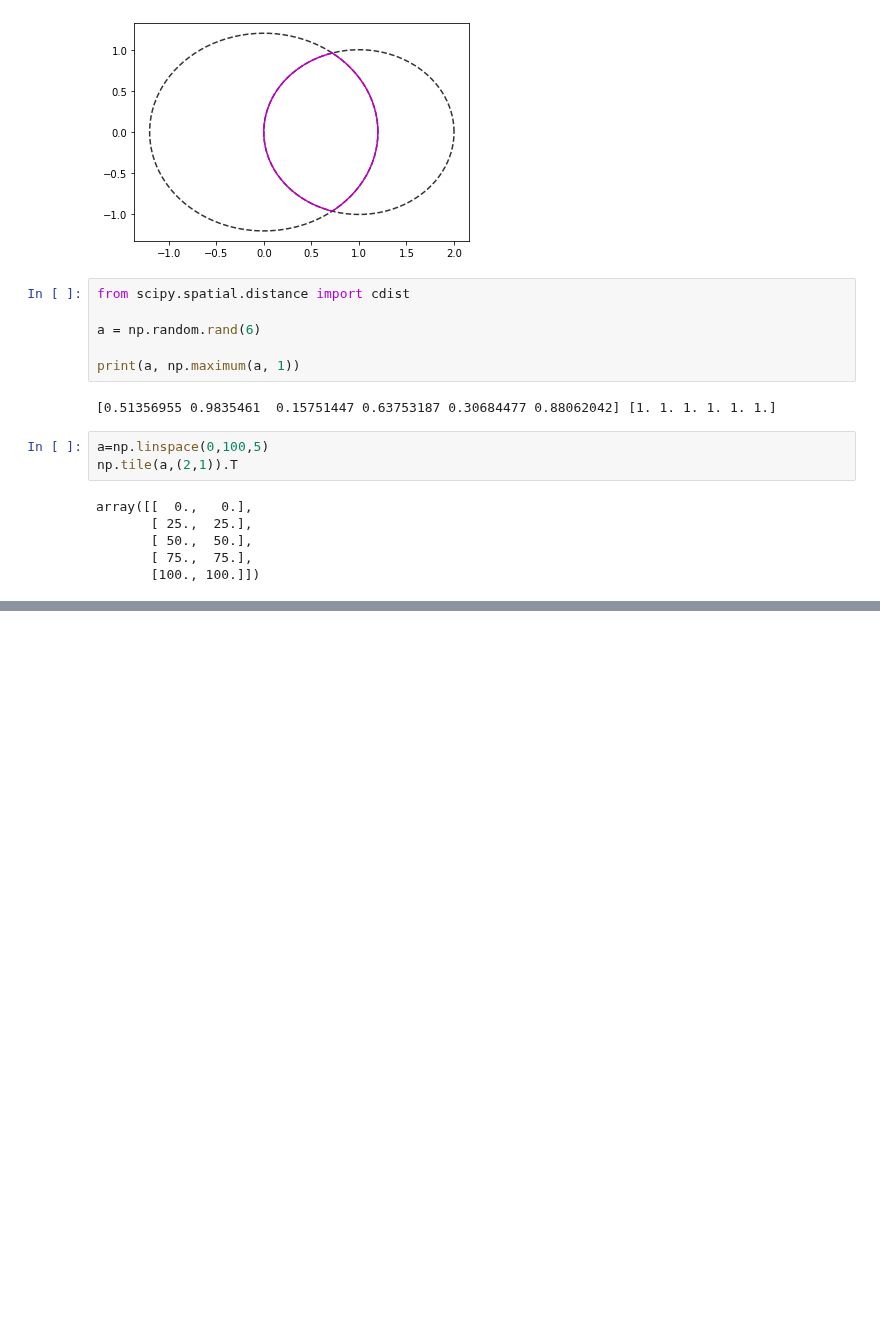
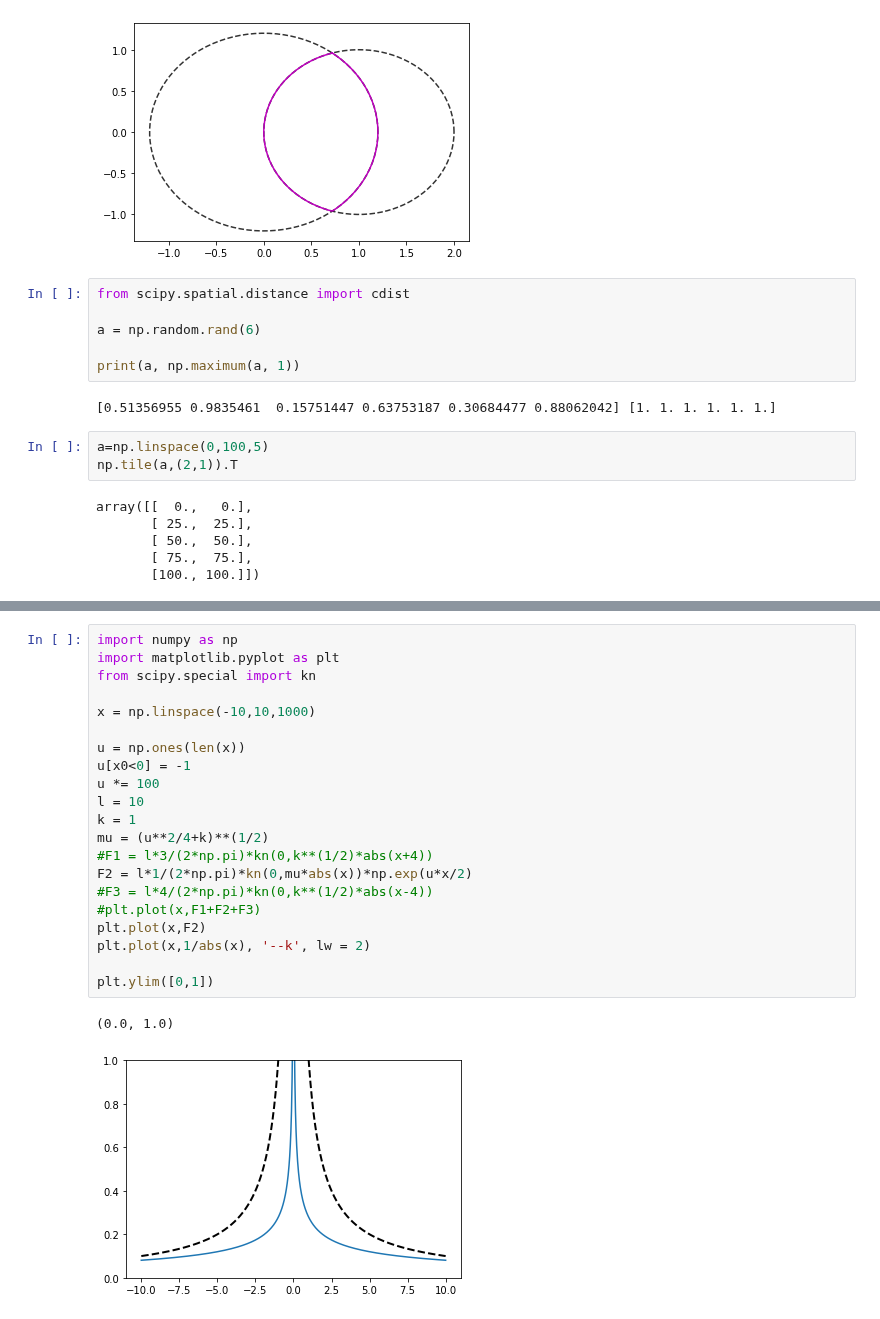
Before and after one commit to SchardtS/Cell-Differentiation, a Jupyter notebook: Testing Ground.ipynb, the cells around one changed output, grey strips where cells are left out. Drawn from its saved outputs; the diff is of its cells as text; blank space fills up the shorter version.

```diff
--- a/Testing Ground.ipynb
+++ b/Testing Ground.ipynb
@@ -218,0 +219,24 @@ array([-1.28031726,  0.34895574])
+# %%
+import numpy as np
+import matplotlib.pyplot as plt
+from scipy.special import kn
+
+x = np.linspace(-10,10,1000)
+
+u = np.ones(len(x))
+u[x0<0] = -1
+u *= 100
+l = 10
+k = 1
+mu = (u**2/4+k)**(1/2)
+#F1 = l*3/(2*np.pi)*kn(0,k**(1/2)*abs(x+4))
+F2 = l*1/(2*np.pi)*kn(0,mu*abs(x))*np.exp(u*x/2)
+#F3 = l*4/(2*np.pi)*kn(0,k**(1/2)*abs(x-4))
+#plt.plot(x,F1+F2+F3)
+plt.plot(x,F2)
+plt.plot(x,1/abs(x), '--k', lw = 2)
+
+plt.ylim([0,1])
+# %% [output]
+(0.0, 1.0)
+[figure, added]
```
Also changed, not shown: parts of 7 cells of this notebook, 12 other files.
